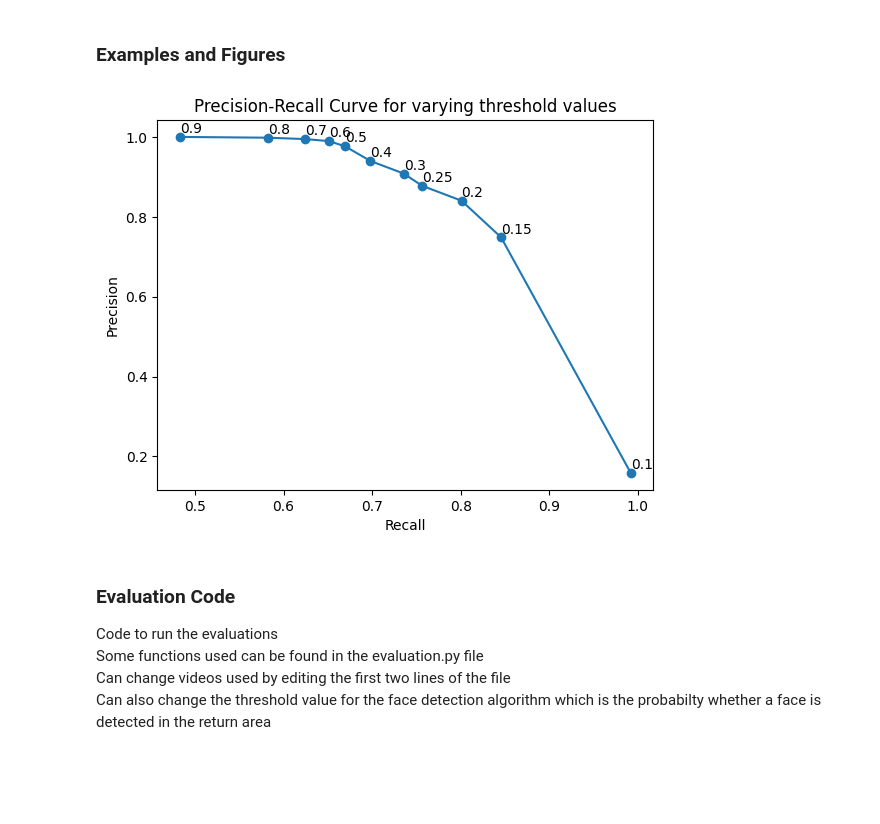
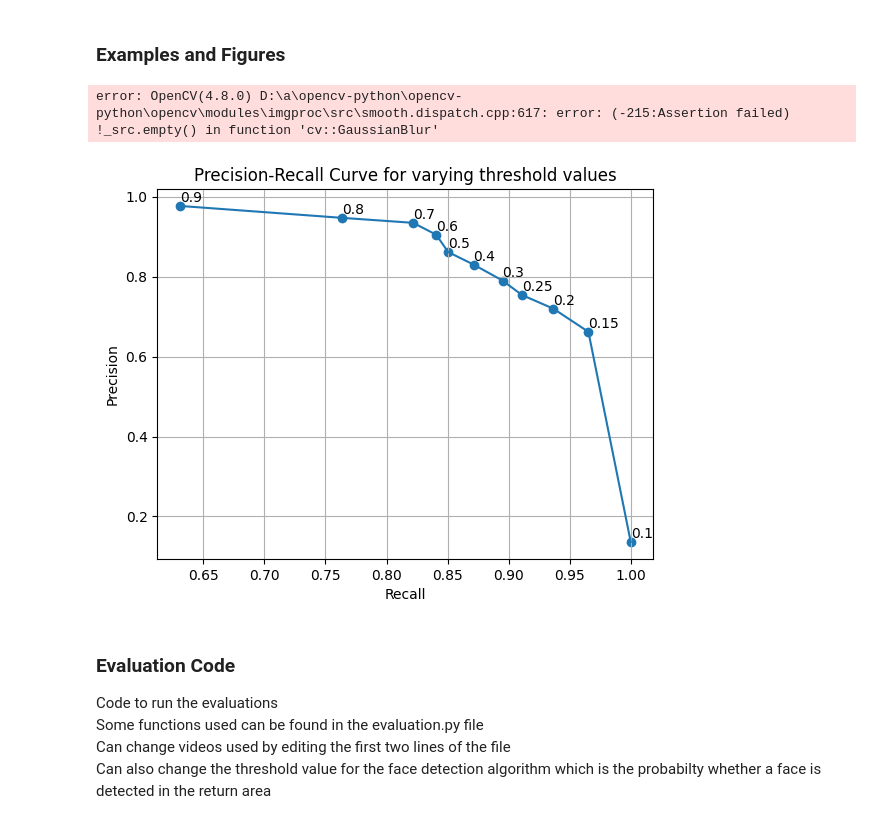
Before and after one commit to rorywilliams36/Active-Speaker-Detection, a Jupyter notebook: face_eval.ipynb, the cells around one changed output. Drawn from its saved outputs; the diff is of its cells as text; code cells hidden in the pictures; blank space fills up the shorter version.

Commit message:
updated code to include pr curves

```diff
--- a/face_eval.ipynb
+++ b/face_eval.ipynb
@@ -110,13 +110,27 @@ def calculate_IoU(predicted, actual, h, w):
 # %%
 def predicition_ex():
     # frame = cv2.imread('dataset/test/2qQs3Y9OJX0/2qQs3Y9OJX0_929.0.jpg')
-    # frame = cv2.imread('dataset/test/4ZpjKfu6Cl8/4ZpjKfu6Cl8_902.6.jpg')
-    frame = cv2.imread('dataset/test/HV0H6oc4Kvs/HV0H6oc4Kvs_963.79.jpg')
+    # frame = cv2.imread('dataset/test/4ZpjKfu6Cl8/4ZpjKfu6Cl8_954.75.jpg')
+    # frame = cv2.imread('dataset/test/HV0H6oc4Kvs/HV0H6oc4Kvs_963.79.jpg')
+    # frame = cv2.imread('dataset/train/Db19rWN5BGo/Db19rWN5BGo_911.0.jpg')
+    frame = cv2.imread('dataset/trial/BCiuXAuCKAU_1093.59.jpg')
+    # frame = cv2.imread('dataset/test/2qQs3Y9OJX0/2qQs3Y9OJX0_929.0.jpg')
 
-    face_detect = FaceDetection(frame, 0.25)
+
+    frame = cv2.GaussianBlur(frame, (5,5), 2.5)
+    img_hsv = cv2.cvtColor(frame, cv2.COLOR_BGR2HSV)
+    img_hsv[:,:,2] = cv2.equalizeHist(img_hsv[:,:,2])
+    frame = cv2.cvtColor(img_hsv, cv2.COLOR_HSV2BGR)
+    frame = cv2.resize(frame, (300,300))
+
+    face_detect = FaceDetection(frame, 0.2)
     faces = face_detect.detect()
 
     tools.plot_faces_detected(frame, faces)
+
+predicition_ex()
+# %% [output]
+error: OpenCV(4.8.0) D:\a\opencv-python\opencv-python\opencv\modules\imgproc\src\smooth.dispatch.cpp:617: error: (-215:Assertion failed) !_src.empty() in function 'cv::GaussianBlur'
 # %%
 def IoU_ex():
     frame = cv2.imread('dataset/test/4ZpjKfu6Cl8/4ZpjKfu6Cl8_921.92.jpg')
@@ -152,25 +172,31 @@ def IoU_ex():
 # %%
 def precision_recall():
     threshs = [0.1, 0.15, 0.2, 0.25, 0.3, 0.4, 0.5, 0.6, 0.7, 0.8, 0.9]
-    precision = [0.158849, 0.74873,  0.84034, 0.87782, 0.90819, 0.93991, 0.97663, 0.98956, 0.994535, 0.99804, 1]
-    recall = [0.99199, 0.84554, 0.80091, 0.75629, 0.73570, 0.69794, 0.66934, 0.65103, 0.62471, 0.582379, 0.48283]
+    # precision = [0.13630, 0.661914,  0.719939, 0.754098, 0.79020, 0.93991, 0.97663, 0.98956, 0.994535, 0.99804, 1]
+    # recall = [1, 0.84554, 0.965346, 0.910891, 0.8950495, 0.69794, 0.66934, 0.65103, 0.62471, 0.582379, 0.48283]
+    precision = [0.13630, 0.661914, 0.719939, 0.754098, 0.7902097, 0.8301886, 0.8615847,
+    0.9051172, 0.9346846, 0.947174, 0.9769938]
+
+    recall = [1, 0.965346, 0.936633, 0.910891, 0.8950495, 0.8712871, 0.850495,
+    0.8405940, 0.82178, 0.763366, 0.630693]
 
     # 0.13 0.52215 0.87643
 
     plt.plot(recall, precision)
     plt.scatter(recall, precision)
 
     for i, txt in enumerate(threshs):
         plt.annotate(txt, (recall[i], precision[i]+0.01), fontsize=10)
 
     plt.ylabel('Precision')
     plt.xlabel('Recall')
     plt.title('Precision-Recall Curve for varying threshold values')
+    plt.grid()
     plt.show()
 
 precision_recall()
 # %% [output]
-[figure, old version]
+[figure, new version]
 # %% [markdown]
 ### Evaluation Code
 Code to run the evaluations
```
Also changed, not shown: parts of 2 cells of this notebook.
